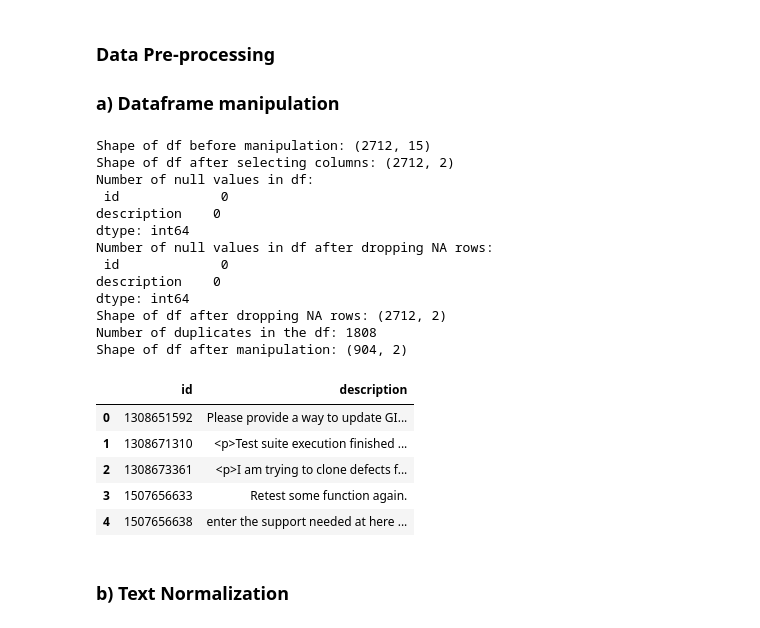
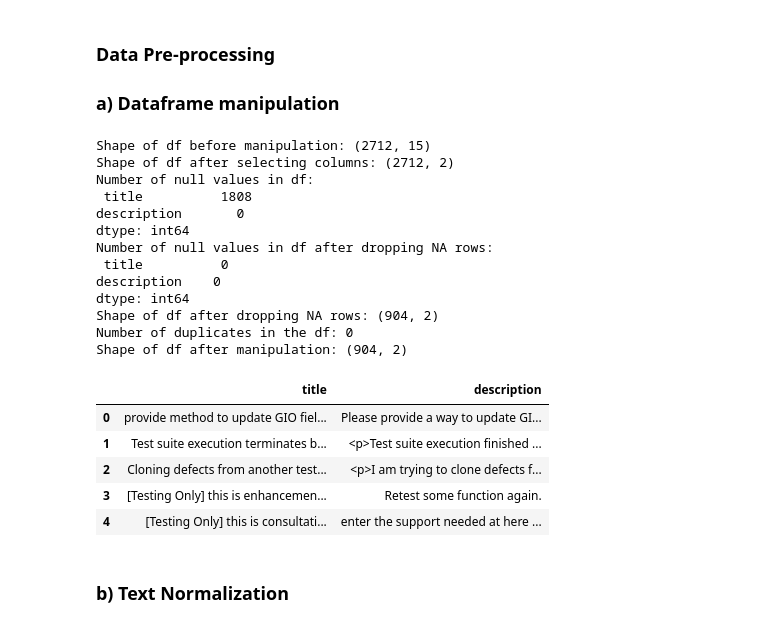
Before and after one commit to NicoleNL/ML-Track, a Jupyter notebook: Similarity_analytics_20210921.ipynb, the cells around one changed output. Drawn from its saved outputs; the diff is of its cells as text; code cells hidden in the pictures.

```diff
--- a/Similarity_analytics_20210921.ipynb
+++ b/Similarity_analytics_20210921.ipynb
@@ -208,28 +188,28 @@ def df_manipulation(df,how,keep="first",cols_tokeep=None,cols_todrop=None,impute
     return df
 # %%
 # df = df_manipulation(df,how="any",keep="first",cols_tokeep=["title","description","comments"],cols_todrop=None,impute_value="",subset=None)
-df = df_manipulation(df,how="any",keep="first",cols_tokeep=["id","description"],cols_todrop=None,impute_value=None,subset=None)
+df = df_manipulation(df,how="any",keep="first",cols_tokeep=["title","description"],cols_todrop=None,impute_value=None,subset=None)
 df.head()
 # %% [output]
 Shape of df before manipulation: (2712, 15)
 Shape of df after selecting columns: (2712, 2)
 Number of null values in df:
- id             0
+ title          1808
+description       0
+dtype: int64
+Number of null values in df after dropping NA rows:
+ title          0
 description    0
 dtype: int64
-Number of null values in df after dropping NA rows:
- id             0
-description    0
-dtype: int64
-Shape of df after dropping NA rows: (2712, 2)
-Number of duplicates in the df: 1808
+Shape of df after dropping NA rows: (904, 2)
+Number of duplicates in the df: 0
 Shape of df after manipulation: (904, 2)
-|  | id | description |
-| 0 | 1308651592 | Please provide a way to update GI... |
-| 1 | 1308671310 | <p>Test suite execution finished ... |
-| 2 | 1308673361 | <p>I am trying to clone defects f... |
-| 3 | 1507656633 | Retest some function again. |
-| 4 | 1507656638 | enter the support needed at here ... |
+|  | title | description |
+| 0 | provide method to update GIO fiel... | Please provide a way to update GI... |
+| 1 | Test suite execution terminates b... | <p>Test suite execution finished ... |
+| 2 | Cloning defects from another test... | <p>I am trying to clone defects f... |
+| 3 | [Testing Only] this is enhancemen... | Retest some function again. |
+| 4 | [Testing Only] this is consultati... | enter the support needed at here ... |
 # %% [markdown]
 
 ### b) Text Normalization
```
Also changed, not shown: parts of 83 cells of this notebook, 2 other files.
